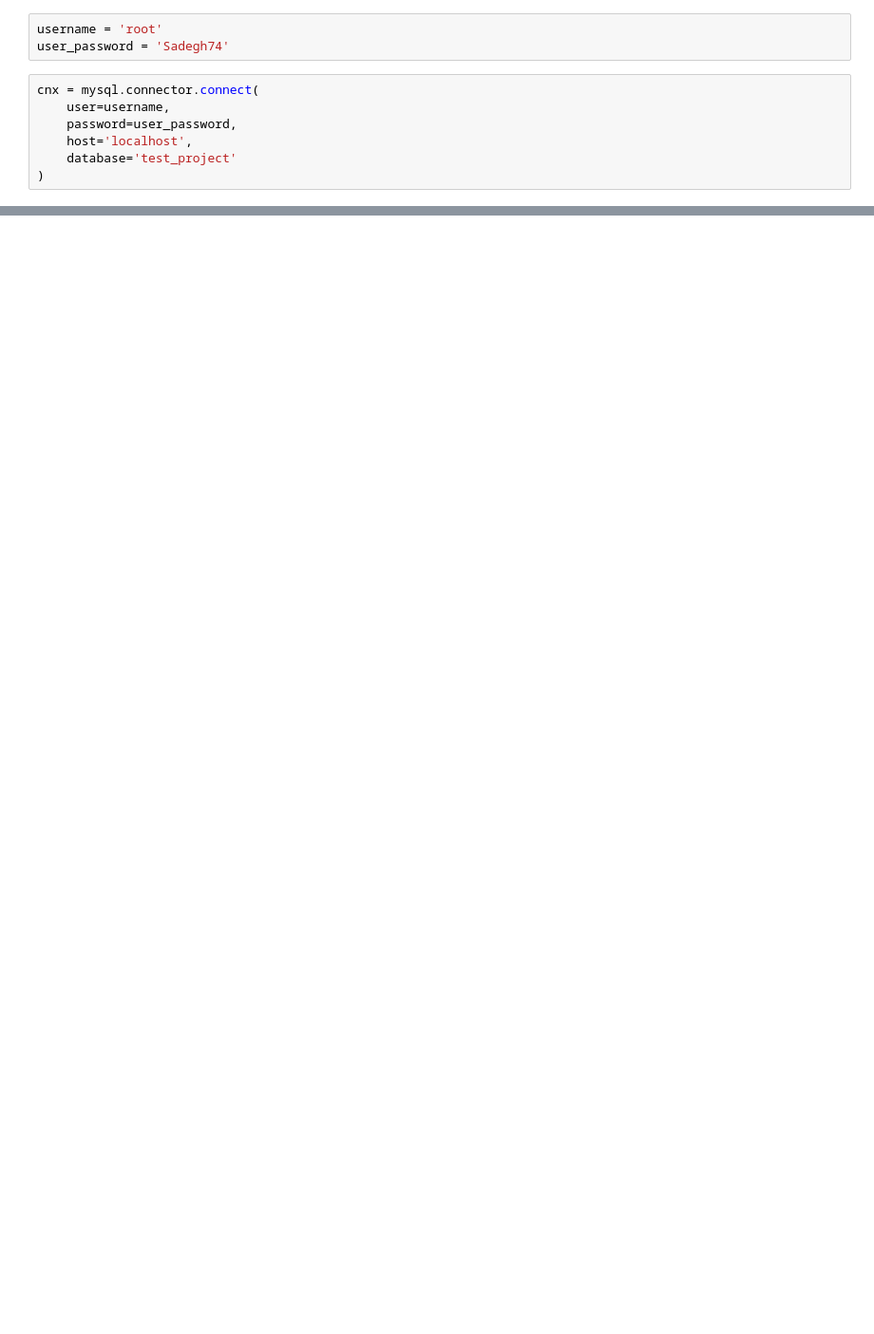
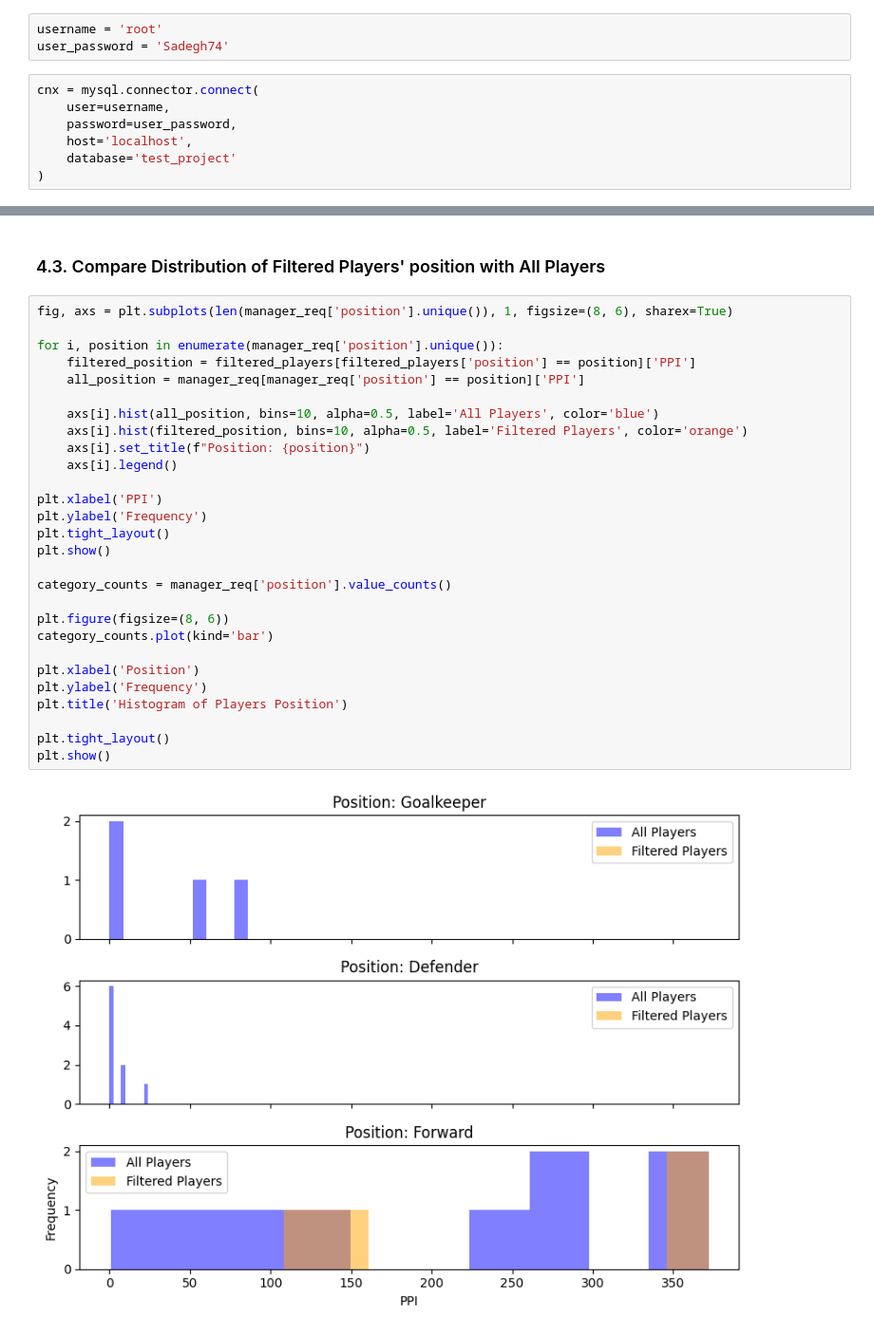
Before and after one commit to fahmani-ms/TransferMarket, a Jupyter notebook: Statistical_Analysis/Requests.ipynb, the cells around one changed output, grey strips where cells are left out. Shown at 95% size. Saved outputs shown, nothing was run; the diff lists cells and outputs as text; blank space fills up the shorter version.

```diff
--- a/Statistical_Analysis/Requests.ipynb
+++ b/Statistical_Analysis/Requests.ipynb
@@ -64,0 +215,32 @@ players_req
+# %% [markdown]
+### 4.3. Compare Distribution of Filtered Players' position with All Players
+# %%
+fig, axs = plt.subplots(len(manager_req['position'].unique()), 1, figsize=(8, 6), sharex=True)
+
+for i, position in enumerate(manager_req['position'].unique()):
+    filtered_position = filtered_players[filtered_players['position'] == position]['PPI']
+    all_position = manager_req[manager_req['position'] == position]['PPI']
+
+    axs[i].hist(all_position, bins=10, alpha=0.5, label='All Players', color='blue')
+    axs[i].hist(filtered_position, bins=10, alpha=0.5, label='Filtered Players', color='orange')
+    axs[i].set_title(f"Position: {position}")
+    axs[i].legend()
+
+plt.xlabel('PPI')
+plt.ylabel('Frequency')
+plt.tight_layout()
+plt.show()
+
+category_counts = manager_req['position'].value_counts()
+
+plt.figure(figsize=(8, 6))
+category_counts.plot(kind='bar')
+
+plt.xlabel('Position')
+plt.ylabel('Frequency')
+plt.title('Histogram of Players Position')
+
+plt.tight_layout()
+plt.show()
+# %% [output]
+[figure, added]
```
Also changed, not shown: parts of 21 cells of this notebook, 1 other file.
